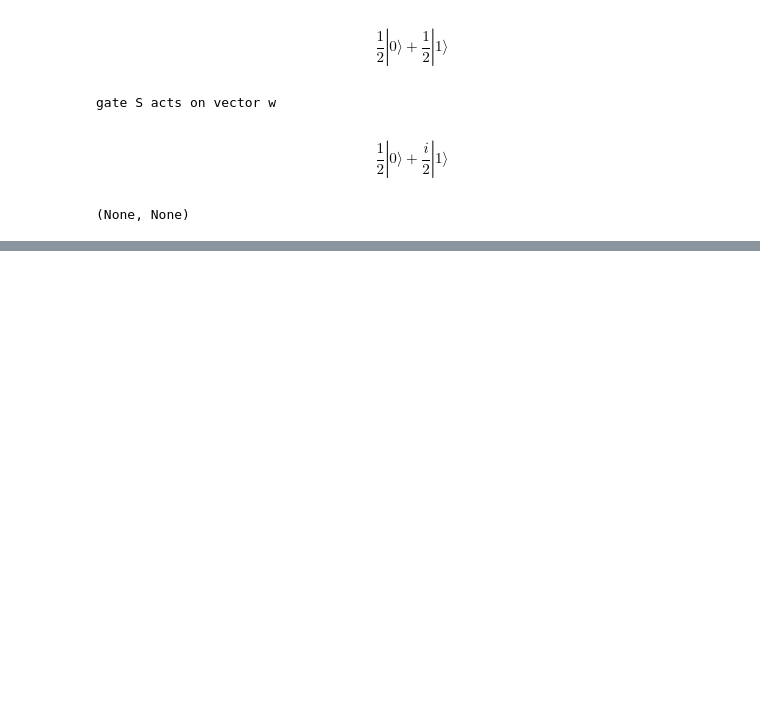
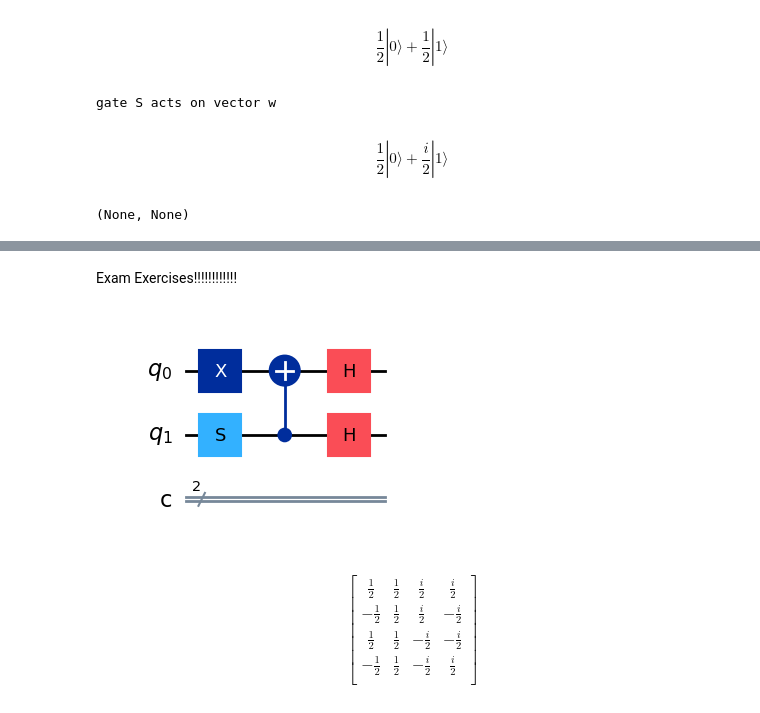
Before and after one commit to EvaaVos/Quantum_Computing_Course, a Jupyter notebook: Qiskit/Unit1_BasicQInformation.ipynb, the cells around one changed output, grey strips where cells are left out. Drawn from its saved outputs; the diff is of its cells as text; code cells hidden in the pictures; blank space fills up the shorter version.

```diff
--- a/Qiskit/Unit1_BasicQInformation.ipynb
+++ b/Qiskit/Unit1_BasicQInformation.ipynb
@@ -234,0 +307,23 @@ jhvufj
+# %% [markdown]
+Exam Exercises!!!!!!!!!!!!
+# %%
+circuit_exam = QuantumCircuit(2,2)
+
+circuit_exam.x(0)
+circuit_exam.s(1)
+circuit_exam.cx(1,0)
+circuit_exam.h(1)
+circuit_exam.h(0)
+
+display(circuit_exam.draw(output="mpl"))
+display(Operator.from_circuit(circuit_exam).draw("latex"))
+# %% [output]
+[figure, added]
+$$
+\begin{bmatrix}
+\frac{1}{2} & \frac{1}{2} & \frac{i}{2} & \frac{i}{2}  \\
+ - \frac{1}{2} & \frac{1}{2} & \frac{i}{2} & - \frac{i}{2}  \\
+ \frac{1}{2} & \frac{1}{2} & - \frac{i}{2} & - \frac{i}{2}  \\
+ - \frac{1}{2} & \frac{1}{2} & - \frac{i}{2} & \frac{i}{2}  \\
+ \end{bmatrix}
+$$
```
Also changed, not shown: parts of 13 cells of this notebook.
